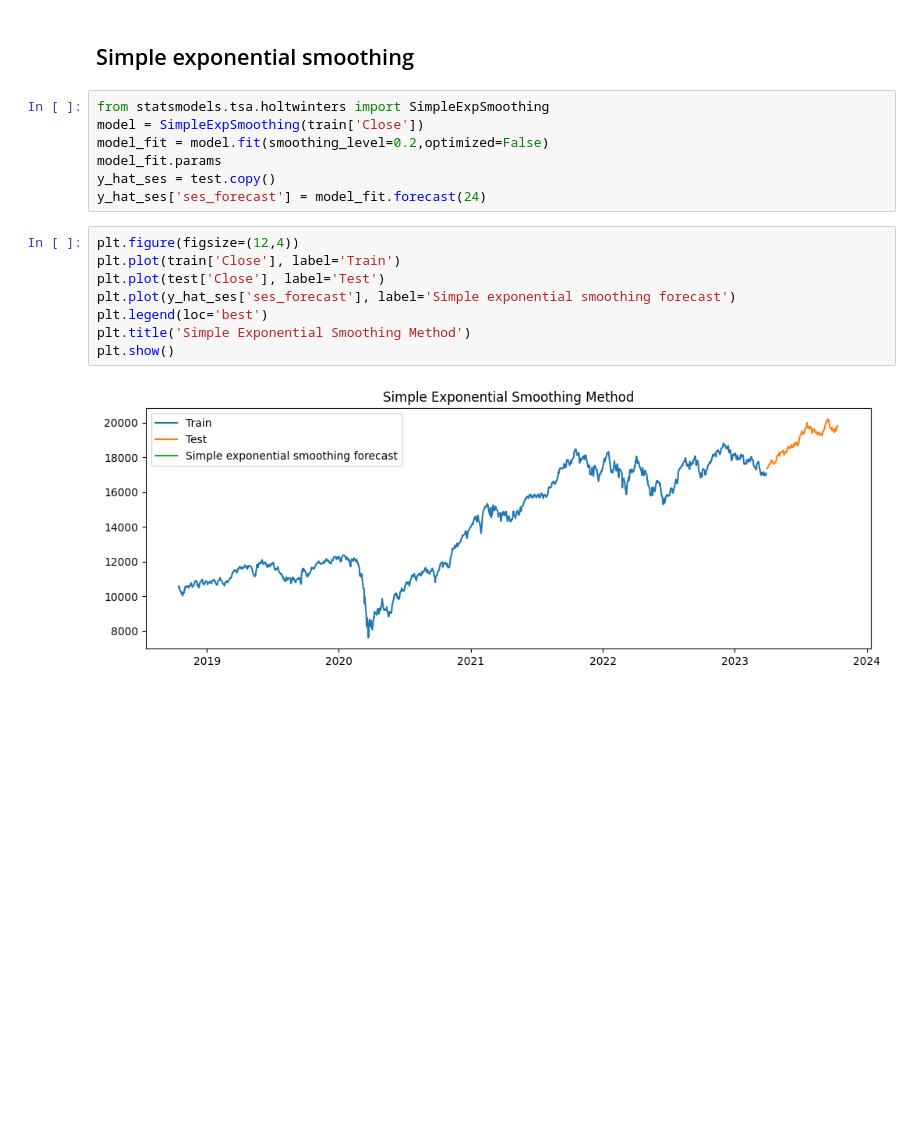
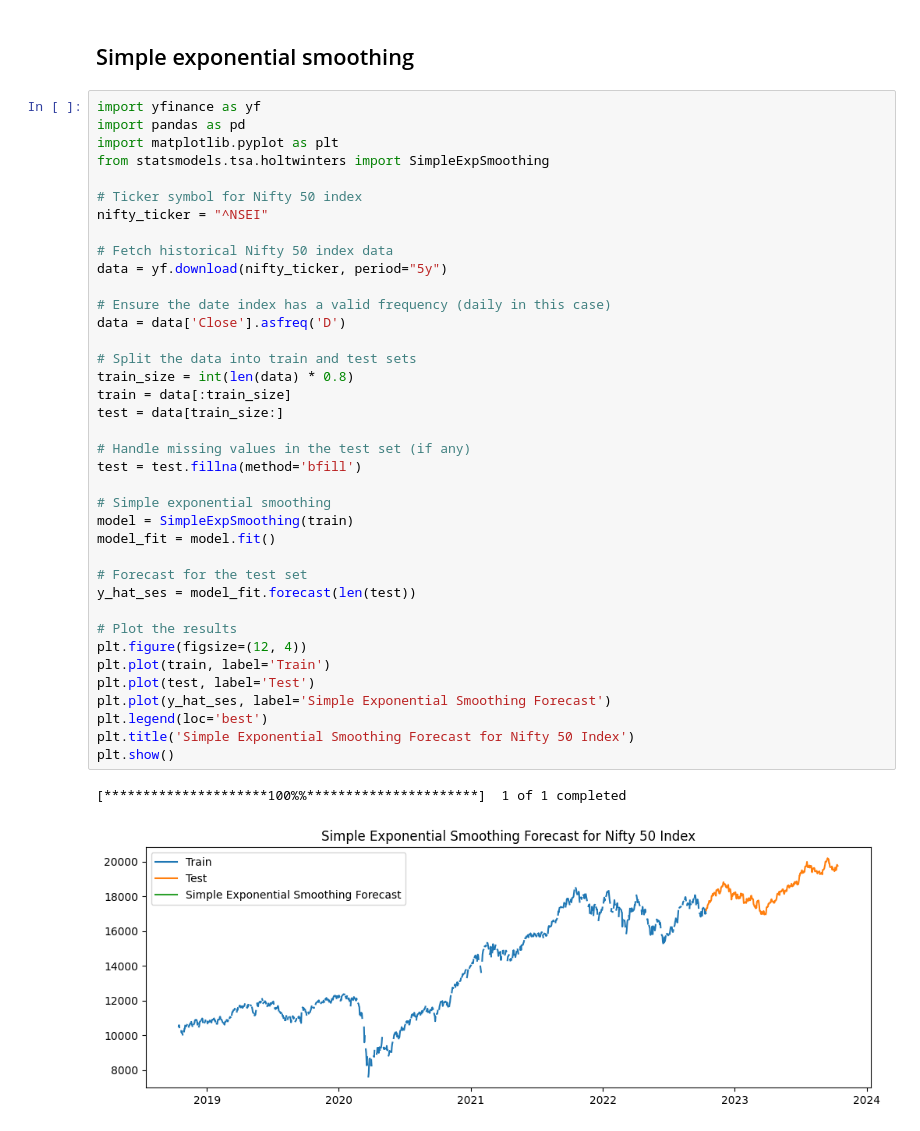
Before and after one commit to tuxlimr/Celery_Preprocessing, a Jupyter notebook: TimeSeries_inStocks.ipynb, the cells around one changed output. Saved outputs shown, nothing was run; the diff lists cells and outputs as text; blank space fills up the shorter version.

```diff
--- a/TimeSeries_inStocks.ipynb
+++ b/TimeSeries_inStocks.ipynb
@@ -367,20 +367,44 @@ results
 # Exponential smoothing methods
 # %% [markdown]
 ## Simple exponential smoothing
-# %%
-from statsmodels.tsa.holtwinters import SimpleExpSmoothing
-model = SimpleExpSmoothing(train['Close'])
-model_fit = model.fit(smoothing_level=0.2,optimized=False)
-model_fit.params
-y_hat_ses = test.copy()
-y_hat_ses['ses_forecast'] = model_fit.forecast(24)
-# %%
-plt.figure(figsize=(12,4))
-plt.plot(train['Close'], label='Train')
-plt.plot(test['Close'], label='Test')
-plt.plot(y_hat_ses['ses_forecast'], label='Simple exponential smoothing forecast')
-plt.legend(loc='best')
-plt.title('Simple Exponential Smoothing Method')
-plt.show()
-# %% [output]
-[figure, removed]
+# %%
+import yfinance as yf
+import pandas as pd
+import matplotlib.pyplot as plt
+from statsmodels.tsa.holtwinters import SimpleExpSmoothing
+
+# Ticker symbol for Nifty 50 index
+nifty_ticker = "^NSEI"
+
+# Fetch historical Nifty 50 index data
+data = yf.download(nifty_ticker, period="5y")
+
+# Ensure the date index has a valid frequency (daily in this case)
+data = data['Close'].asfreq('D')
+
+# Split the data into train and test sets
+train_size = int(len(data) * 0.8)
+train = data[:train_size]
+test = data[train_size:]
+
+# Handle missing values in the test set (if any)
+test = test.fillna(method='bfill')
+
+# Simple exponential smoothing
+model = SimpleExpSmoothing(train)
+model_fit = model.fit()
+
+# Forecast for the test set
+y_hat_ses = model_fit.forecast(len(test))
+
+# Plot the results
+plt.figure(figsize=(12, 4))
+plt.plot(train, label='Train')
+plt.plot(test, label='Test')
+plt.plot(y_hat_ses, label='Simple Exponential Smoothing Forecast')
+plt.legend(loc='best')
+plt.title('Simple Exponential Smoothing Forecast for Nifty 50 Index')
+plt.show()
+# %% [output]
+[*********************100%%**********************]  1 of 1 completed
+[figure, added]
```
Also changed, not shown: parts of 8 cells of this notebook.
